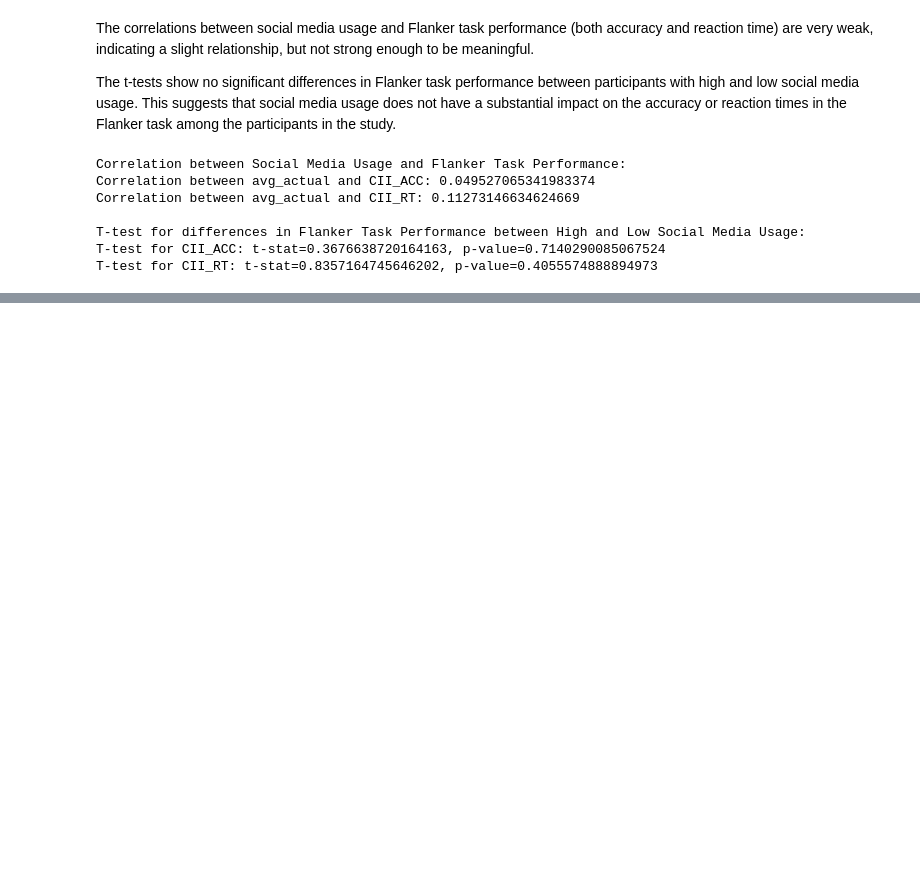
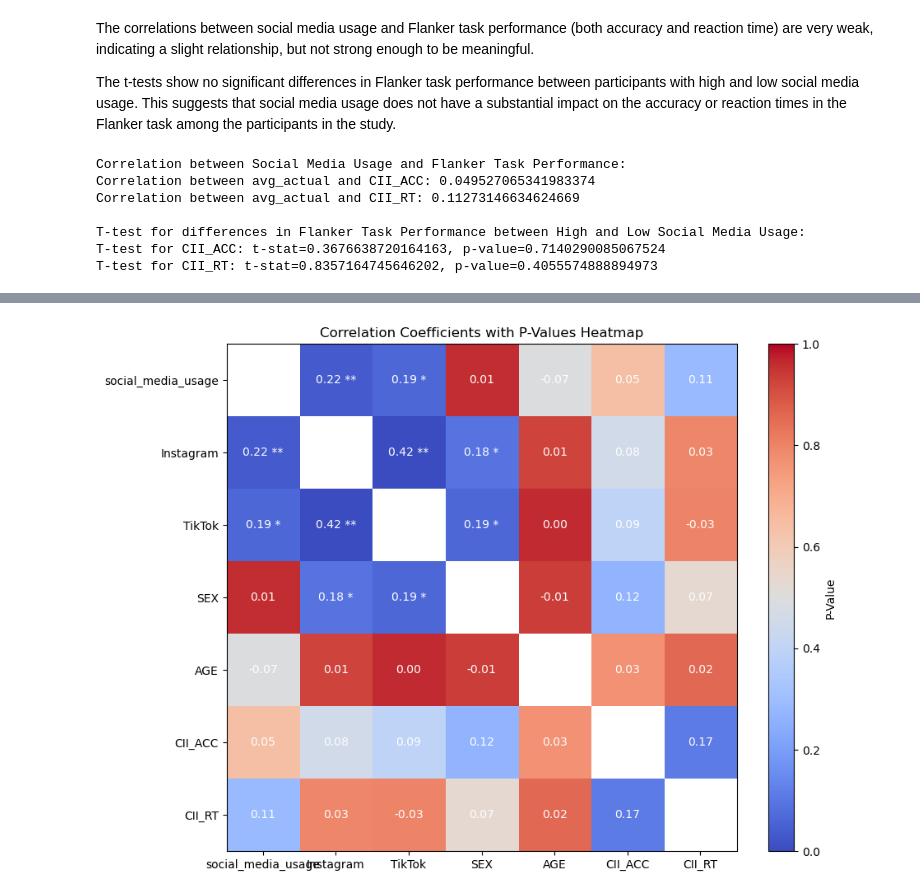
Before and after one commit to MBrigita/the-influence-of-social-media-on-cognitive-control-and-risk-taking, a Jupyter notebook: analysis_joined.ipynb, the cells around one changed output, grey strips where cells are left out. Drawn from its saved outputs; the diff is of its cells as text; code cells hidden in the pictures; blank space fills up the shorter version.

```diff
--- a/analysis_joined.ipynb
+++ b/analysis_joined.ipynb
@@ -232,0 +202,17 @@ AGE                 -0.3204      0.229     -1.397      0.163      -0.770       0
+# %%
+lotteries = ['Q2','Q3','Q4','Q5']
+# Correlation analysis for all social media and lotteries
+print("\nCorrelation between Social Media Usage and Risk-taking tasks")
+for col in lotteries:
+    corr, _ = pearsonr(df['time spend on all social media apps actual'].dropna(), df[col].dropna())
+    print(f"Correlation between avg_actual and {col}: {corr}")
+
+lotteries = ['Q2','Q3','Q4','Q5','Q6','Q9_2','Q8','Q9','Q7a','Q7b']
+# Hypothesis testing
+high_usage = df[df['time spend on all social media apps actual'] > df['time spend on all social media apps actual'].median()]
+low_usage = df[df['time spend on all social media apps actual'] <= df['time spend on all social media apps actual'].median()]
+
+print("\nT-test for differences in Risk-taking tasks between High and Low Social Media Usage:")
+for col in lotteries:
+    t_stat, p_val = ttest_ind(high_usage[col].dropna(), low_usage[col].dropna(), equal_var=False)
+    print(f"T-test for {col}: t-stat={t_stat}, p-value={p_val}")
@@ -303,0 +306,66 @@ weighted avg       0.49      0.64      0.56        28
+# %%
+#survey.rename(columns={'time spend on all social media apps actual': 'social_media_usage','Instagram actual':'Instagram','TikTok actual':'TikTok'}, inplace=True)
+df.rename(columns={'time spend on all social media apps actual': 'social_media_usage','Instagram actual':'Instagram','TikTok actual':'TikTok'}, inplace=True)
+columns = ['social_media_usage','Instagram','TikTok' ,'SEX','AGE','CII_ACC','CII_RT']
+n = len(columns)
+
+# Create matrices to store correlation coefficients and p-values
+correlation_matrix = np.zeros((n, n))
+p_value_matrix = np.zeros((n, n))
+
+# Calculate correlation coefficients and p-values
+for i in range(n):
+    for j in range(n):
+        if i == j:
+            correlation_matrix[i, j] = np.nan
+            p_value_matrix[i, j] = np.nan
+        else:
+            corr, p_value = pearsonr(df[columns[i]], df[columns[j]])
+            correlation_matrix[i, j] = corr
+            p_value_matrix[i, j] = p_value
+
+# Create a combined DataFrame for plotting
+combined_df = pd.DataFrame({
+    'Correlation': correlation_matrix.flatten(),
+    'P-Value': p_value_matrix.flatten(),
+    'Row': np.repeat(range(n), n),
+    'Col': np.tile(range(n), n)
+})
+
+# Plot
+fig, ax = plt.subplots(figsize=(10, 8))
+
+# Create a color map for p-values
+cmap = plt.get_cmap('coolwarm')
+norm = plt.Normalize(vmin=0, vmax=1)
+
+# Create the heatmap
+heatmap = ax.imshow(p_value_matrix, cmap=cmap, norm=norm, aspect='auto')
+
+# Annotate with correlation coefficients and significance stars
+for i in range(n):
+    for j in range(n):
+        if not np.isnan(correlation_matrix[i, j]):
+            value = correlation_matrix[i, j]
+            p_value = p_value_matrix[i, j]
+            annotation = f'{value:.2f}'
+            if p_value < 0.05:
+                annotation += ' **'
+            elif p_value < 0.1:
+                annotation += ' *'
+            ax.text(j, i, annotation,
+                    ha='center', va='center', color='white')
+
+# Add color bar and labels
+cbar = plt.colorbar(heatmap, ax=ax, orientation='vertical')
+cbar.set_label('P-Value')
+
+ax.set_xticks(range(n))
+ax.set_yticks(range(n))
+ax.set_xticklabels(columns)
+ax.set_yticklabels(columns)
+ax.set_title('Correlation Coefficients with P-Values Heatmap')
+
+plt.show()
+# %% [output]
+[figure, added]
```
Also changed, not shown: parts of 13 cells of this notebook, 2 other files.
